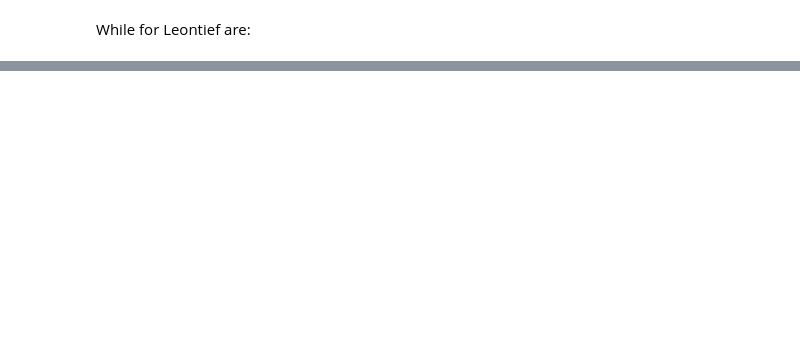
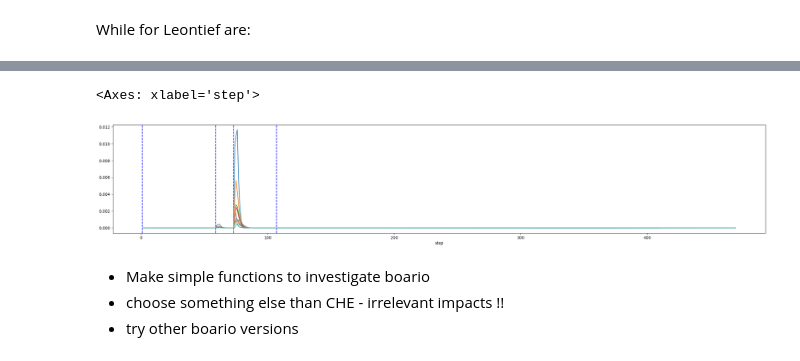
Before and after one commit to CLIMADA-project/climada_petals, a Jupyter notebook: doc/tutorial/climada_engine_SupplyChain.ipynb, the cells around one changed output, grey strips where cells are left out. Drawn from its saved outputs; the diff is of its cells as text; code cells hidden in the pictures; blank space fills up the shorter version.

```diff
--- a/doc/tutorial/climada_engine_SupplyChain.ipynb
+++ b/doc/tutorial/climada_engine_SupplyChain.ipynb
@@ -341,0 +438,21 @@ dtype: float64
+# %%
+fig, ax = plt.subplots(len(supchain.events_date), 1, figsize=(10,10))
+
+for i in range(len(supchain.events_date)):
+
+    # make this a function where one passes country(-ies) or sectors of interest,
+    # or perhaps just pass indicators to investigate the worst (10, 15, 20 etc.)
+    # countries, sectors or both affected.
+
+    prod_losses_che = (supchain.secs_indir_imp['boario_recovery_sep'][i].iloc[0]
+                    - supchain.secs_indir_imp['boario_recovery_sep'][i].iloc[1:]
+                    ).loc[:,('CHE', slice(None))]
+    mainly_aff_che_secs = prod_losses_che.sum(0).sort_values(ascending=False)[:10] # we sum it because it is cumulated over time
+
+    ax[i].axvline(x = supchain.events_date[i]-supchain.events_date[0] + 1, color = 'b', linestyle="--")
+
+    prod_losses_che.loc[:150, ('CHE',
+                            mainly_aff_che_secs.index.get_level_values(1))
+                            ].plot(ax=ax[i],legend=False)
+
+    #ax[i].set_ylim(0, 0.1)
@@ -341,0 +485,7 @@ dtype: float64
+# %%
+# make this a function where one passes country(-ies) or sectors of interest, or perhaps just pass indicators to investigate the worst (10, 15, 20 etc.) countries, sectors or both affected.
+prod_losses_che = (supchain.secs_indir_imp['boario_shock-prod_agg'].iloc[0]
+                - supchain.secs_indir_imp['boario_shock-prod_agg'].iloc[1:]
+                ).loc[:,('CHE', slice(None))]
+mainly_aff_che_secs = prod_losses_che.sum(0).sort_values(ascending=False)[:10] # we sum it because it is cumulated over time
+mainly_aff_che_secs
@@ -341,0 +505,17 @@ dtype: float64
+# %%
+fig, ax = plt.subplots(figsize=(30,5))
+
+for occ in [(supchain.events_date[i]-supchain.events_date[0] + 1) for i in range(len(supchain.secs_dir_imp))]:
+    plt.axvline(x = occ, color = 'b', linestyle="--")
+
+prod_losses_che.loc[:, ('CHE',
+                        mainly_aff_che_secs.index.get_level_values(1))].plot(ax=ax,legend=False)
+# add small legend
+# add y-axis label
+# %% [output]
+<Axes: xlabel='step'>
+[figure, added]
+# %% [markdown]
+- Make simple functions to investigate boario
+- choose something else than CHE - irrelevant impacts !!
+- try other boario versions
```
Also changed, not shown: parts of 35 cells of this notebook, 1 other file.
